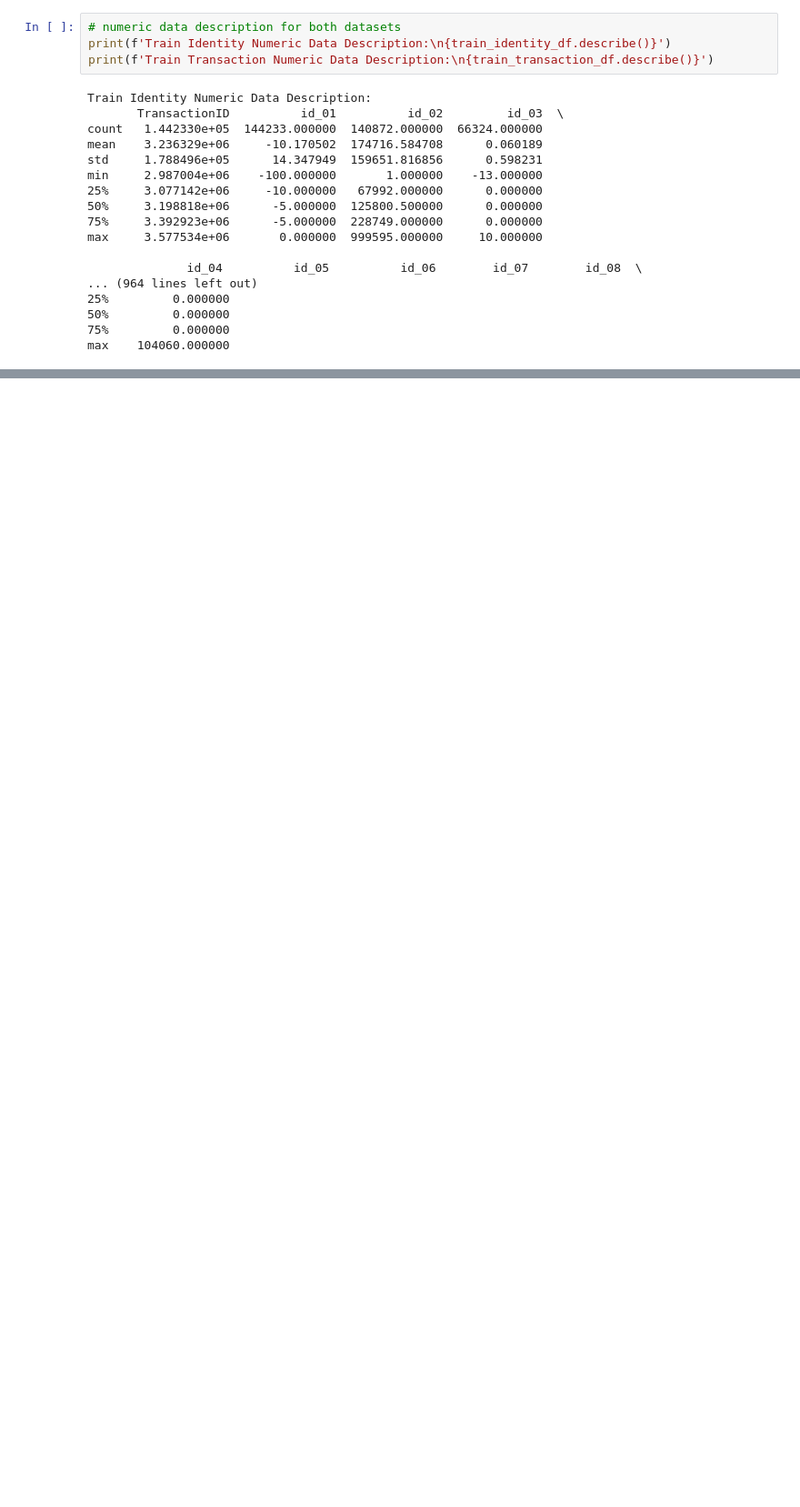
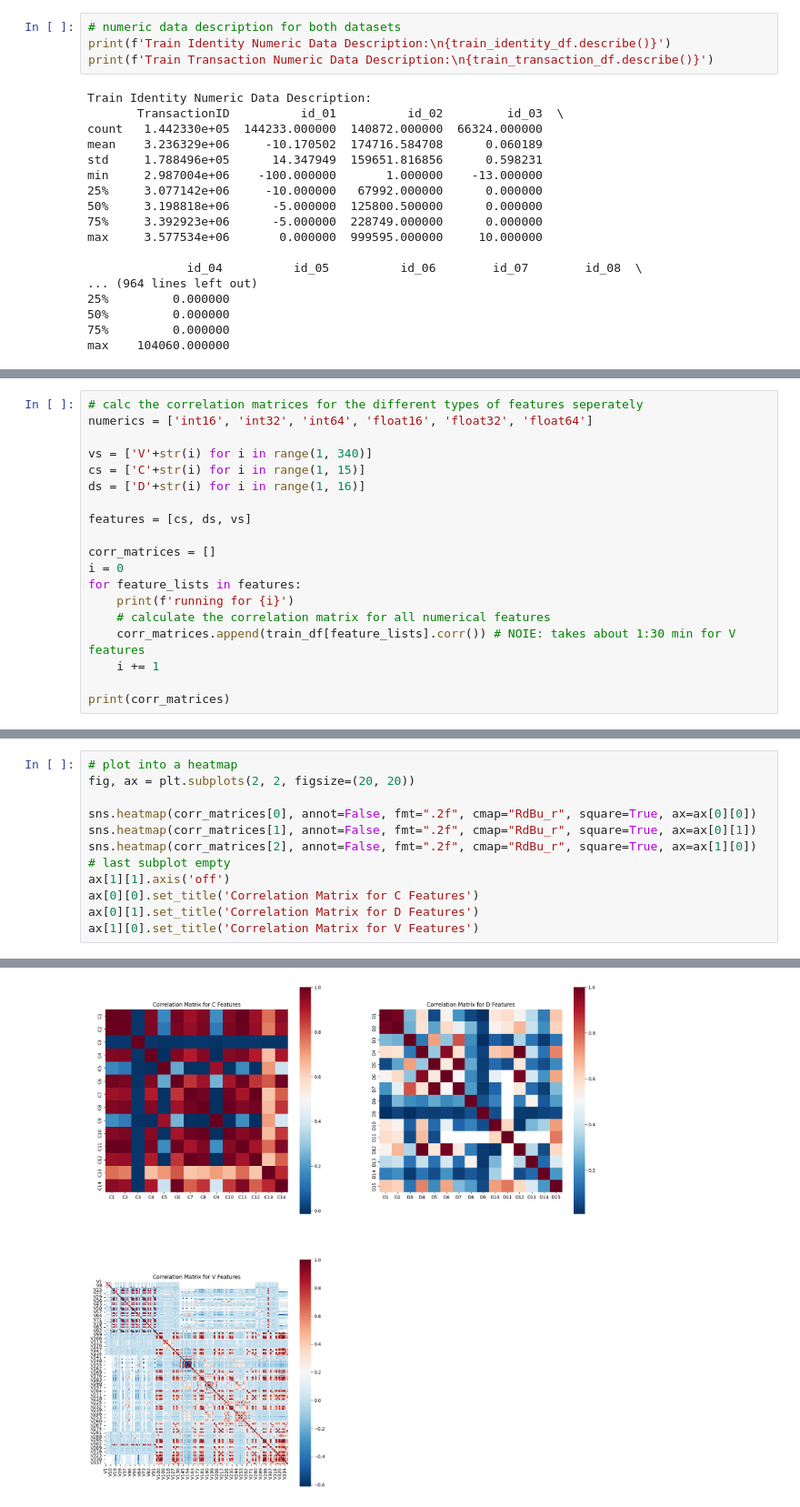
Before and after one commit to jariskueken/ieee_fraud_detection, a Jupyter notebook: notebooks/eda.ipynb, the cells around one changed output, grey strips where cells are left out. Shown at 91% size. Cells and saved outputs as stored; diff of their text form; blank space fills up the shorter version.

```diff
--- a/notebooks/eda.ipynb
+++ b/notebooks/eda.ipynb
@@ -132,0 +261,19 @@ max    104060.000000
+# %%
+# calc the correlation matrices for the different types of features seperately
+numerics = ['int16', 'int32', 'int64', 'float16', 'float32', 'float64']
+
+vs = ['V'+str(i) for i in range(1, 340)]
+cs = ['C'+str(i) for i in range(1, 15)]
+ds = ['D'+str(i) for i in range(1, 16)]
+
+features = [cs, ds, vs]
+
+corr_matrices = []
+i = 0
+for feature_lists in features:
+    print(f'running for {i}')
+    # calculate the correlation matrix for all numerical features
+    corr_matrices.append(train_df[feature_lists].corr()) # NOIE: takes about 1:30 min for V features
+    i += 1
+
+print(corr_matrices)
@@ -132,0 +298,13 @@ max    104060.000000
+# %%
+# plot into a heatmap
+fig, ax = plt.subplots(2, 2, figsize=(20, 20))
+
+sns.heatmap(corr_matrices[0], annot=False, fmt=".2f", cmap="RdBu_r", square=True, ax=ax[0][0])
+sns.heatmap(corr_matrices[1], annot=False, fmt=".2f", cmap="RdBu_r", square=True, ax=ax[0][1])
+sns.heatmap(corr_matrices[2], annot=False, fmt=".2f", cmap="RdBu_r", square=True, ax=ax[1][0])
+# last subplot empty
+ax[1][1].axis('off')
+ax[0][0].set_title('Correlation Matrix for C Features')
+ax[0][1].set_title('Correlation Matrix for D Features')
+ax[1][0].set_title('Correlation Matrix for V Features')
+# %% [output]
@@ -132,0 +312 @@ max    104060.000000
+[figure, added]
```
Also changed, not shown: parts of 14 cells of this notebook, 1 other file.
